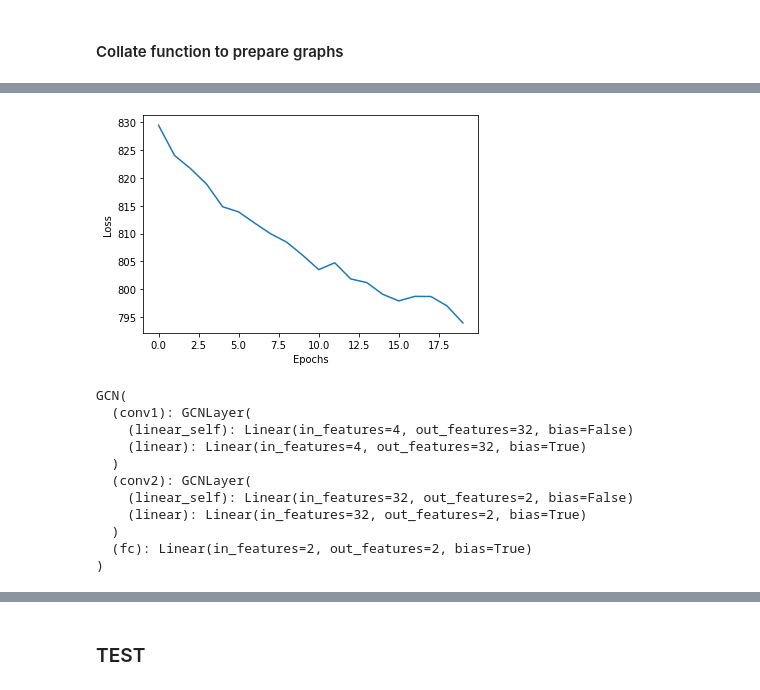
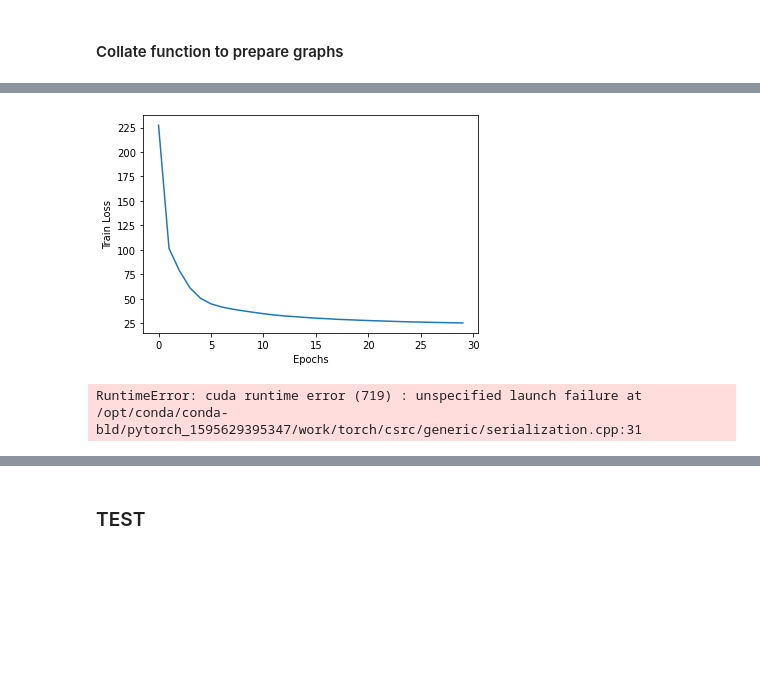
Before and after one commit to sancarlim/DBU-GNN, a Jupyter notebook: Graph_InitialTests.ipynb, the cells around one changed output, grey strips where cells are left out. Saved outputs shown, nothing was run; the diff lists cells and outputs as text; code cells hidden in the pictures; blank space fills up the shorter version.

```diff
--- a/Graph_InitialTests.ipynb
+++ b/Graph_InitialTests.ipynb
@@ -67,14 +69,14 @@ print(vel_data[0,:,6:,0])
 # %%
 
-last_vis_obj=[]   #contains number of visible obj in each sequence of the training
+last_vis_obj_i=[]   #contains number of visible obj in each sequence of the training
 
 for idx in range(len(adj)):
     for i in range(len(adj[idx])):
         if adj[idx][i,i] == 0:
-            last_vis_obj.append(i)
+            last_vis_obj_i.append(i)
             break
 
-last_vis_obj
+last_vis_obj_i
 # %% [output]
 [13,
  14,
@@ -319,7 +319,7 @@ class My_GATLayer(nn.Module):
         self.attention_func = nn.Linear(2 * out_feats, 1, bias=False)
 
     def edge_attention(self, edges):
-        concat_z = torch.cat([edges.src['z'], edges.dst['z']], dim=-1).sum(dim=-2) #(n_edg,6,32)||(n_edg,6,32) -> (n_edg,6,64) -> (n_Edg,64)
+        concat_z = torch.cat([edges.src['z'], edges.dst['z']], dim=-1) #(n_edg,6*64)||(n_edg,6*64) -> (n_edg,2*6*64)
         src_e = self.attention_func(concat_z)  #(n_edg, 1) att logit
         src_e = F.leaky_relu(src_e)
         return {'e': src_e}
@@ -330,7 +330,7 @@ class My_GATLayer(nn.Module):
     def reduce_func(self, nodes):
         h_s = nodes.data['h_s']
         a = F.softmax(nodes.mailbox['e'], dim=1)   #attention score between nodes i and j
-        h = h_s + torch.sum(a.unsqueeze(-1) * nodes.mailbox['z'], dim=1)
+        h = h_s + torch.sum(a * nodes.mailbox['z'], dim=1)
         return {'h': h}
 
     def forward(self, g, h):
@@ -338,7 +338,7 @@ class My_GATLayer(nn.Module):
             h_in = h
             g.ndata['h']  = h
             g.ndata['h_s'] = self.linear_self(h)
-            g.ndata['z'] = self.linear_func(h) #(6,4) -> (6,2) infeats=4 outfeats=2
+            g.ndata['z'] = self.linear_func(h) #(18) -> (18)
             g.apply_edges(self.edge_attention)
             g.update_all(self.message_func, self.reduce_func)
             h = g.ndata['h'] # result of graph convolution
@@ -407,20 +503,15 @@ class My_GAT(nn.Module):
 # %% [markdown]
 #### Collate function to prepare graphs
 # %%
-def compute_RMSE(pred, gt, mask):
-    #output mask vale 0 si no visible o no-car o visible pero no hay datos en ese frame  (70,6,1)
-    pred = pred*mask #Con esto ya quito del error aquellas filas donde no tengo datos.
-    gt = gt*mask  #120 nodos outputmask V,T,C
-    x2y2_error=torch.sum(torch.abs(pred-gt)**2,dim=2) # x^2+y^2 (V,T)
-    overall_sum_time = x2y2_error.sum(dim=0).requires_grad_()  #T - suma de los errores de los V agentes
-    overall_num = mask.sum(dim=-1).sum(dim=0).type(torch.int) #torch.Tensor[(T)] - num de agentes en cada frame
+def compute_RMSE_batch(pred, gt, mask):
+    #output mask vale 0 si no visible o no-car o visible pero no hay datos en ese frame  (B*V,T,1), cada fila un nodo de un grafo perteneciente al batch
+    pred=pred.view(pred.shape[0],6,-1)
+    #gt=gt.view(pred.shape[0],6,-1)
+
+    pred = pred*mask #B*V,T,C  (B n grafos en el batch)
+    gt = gt*mask  # outputmask BV,T,C
+
+    x2y2_error=torch.sum(torch.abs(pred-gt)**2,dim=-1) # x^2+y^2 BV,T
+    overall_sum_time = x2y2_error.sum(dim=-2)  #T - suma de los errores (x^2+y^2) de los V agentes
+    overall_num = mask.sum(dim=-1).type(torch.int)  #torch.Tensor[(T)] - num de agentes (Y CON DATOS) en cada frame
     return overall_sum_time, overall_num, x2y2_error
-# %%
-def compute_RMSE_batch(pred, gt, mask):
-    #output mask vale 0 si no visible o no-car o visible pero no hay datos en ese frame  (B*)V,T,1
-    pred = pred*mask #B*V,T,C  (B n grafos en el batch)
-    gt = gt*mask  # outputmask BV,T,C
-    x2y2_error=torch.sum(torch.abs(pred-gt)**2,dim=-1) #BV,T
-    overall_sum_time = x2y2_error.sum(dim=-2)  #B,T - suma de los errores de los V agentes
-    overall_num = mask.sum(dim=-1).sum(dim=-2).type(torch.int) #torch.Tensor[(T)] - num de agentes (Y CON DATOS) en cada frame
-    return overall_sum_time, overall_num, x2y2_error
@@ -566,25 +603,14 @@ Epoch:  5
 # %%
 plt.ion() #Turn the interactive mode on
 fig = plt.figure()
-plt.plot(val_loss_sum)
+epochs = list(range(30))
+plt.plot(epochs,train_loss_sum)
 plt.xlabel('Epochs')
-plt.ylabel('Loss')
+plt.ylabel('Train Loss')
 plt.show()
 # %% [output]
-[figure, old version]
+[figure, new version]
 # %%
-torch.save(model.state_dict(), "./model_checkpoints/gat_batches_vblesize.pth")
+torch.save(model.state_dict(), "./model_checkpoints/gat_64_hid64_infeats12.pth")
+# %% [output]
+RuntimeError: cuda runtime error (719) : unspecified launch failure at /opt/conda/conda-bld/pytorch_1595629395347/work/torch/csrc/generic/serialization.cpp:31
-# %%
-model.load_state_dict(torch.load('./model_checkpoints/gcn_batches.pth'))
-# %% [output]
-GCN(
-  (conv1): GCNLayer(
-    (linear_self): Linear(in_features=4, out_features=32, bias=False)
-    (linear): Linear(in_features=4, out_features=32, bias=True)
-  )
-  (conv2): GCNLayer(
-    (linear_self): Linear(in_features=32, out_features=2, bias=False)
-    (linear): Linear(in_features=32, out_features=2, bias=True)
-  )
-  (fc): Linear(in_features=2, out_features=2, bias=True)
-)
```
Also changed, not shown: parts of 15 cells of this notebook, 2 other files.
